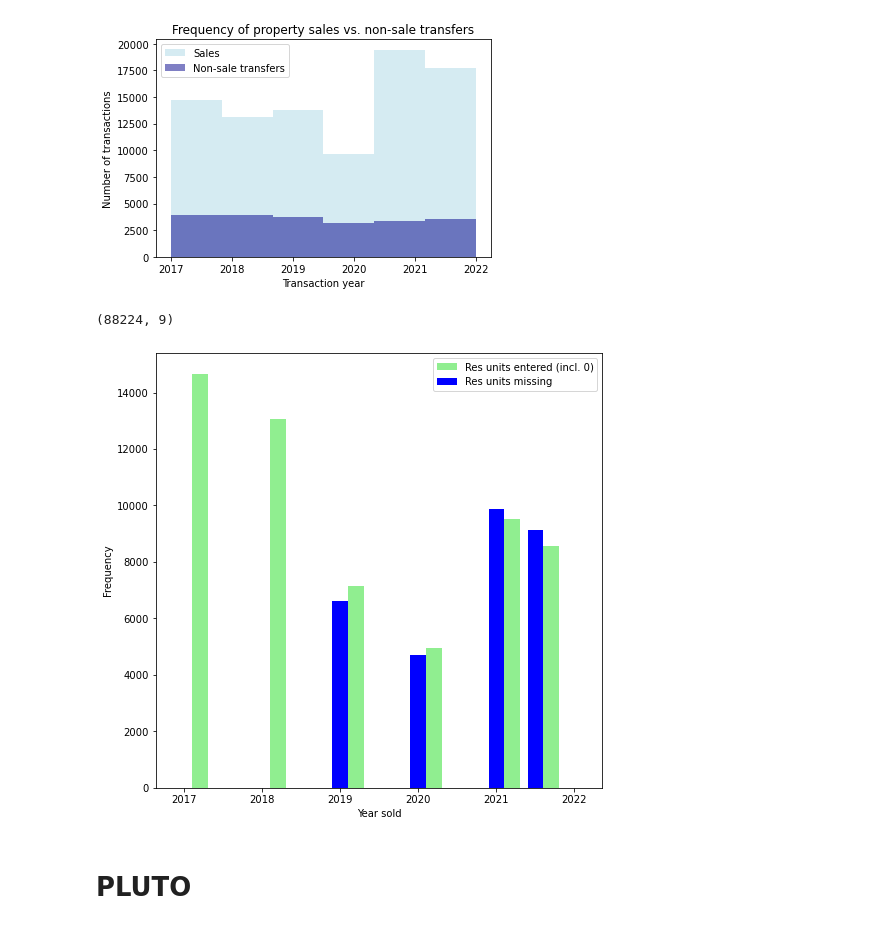
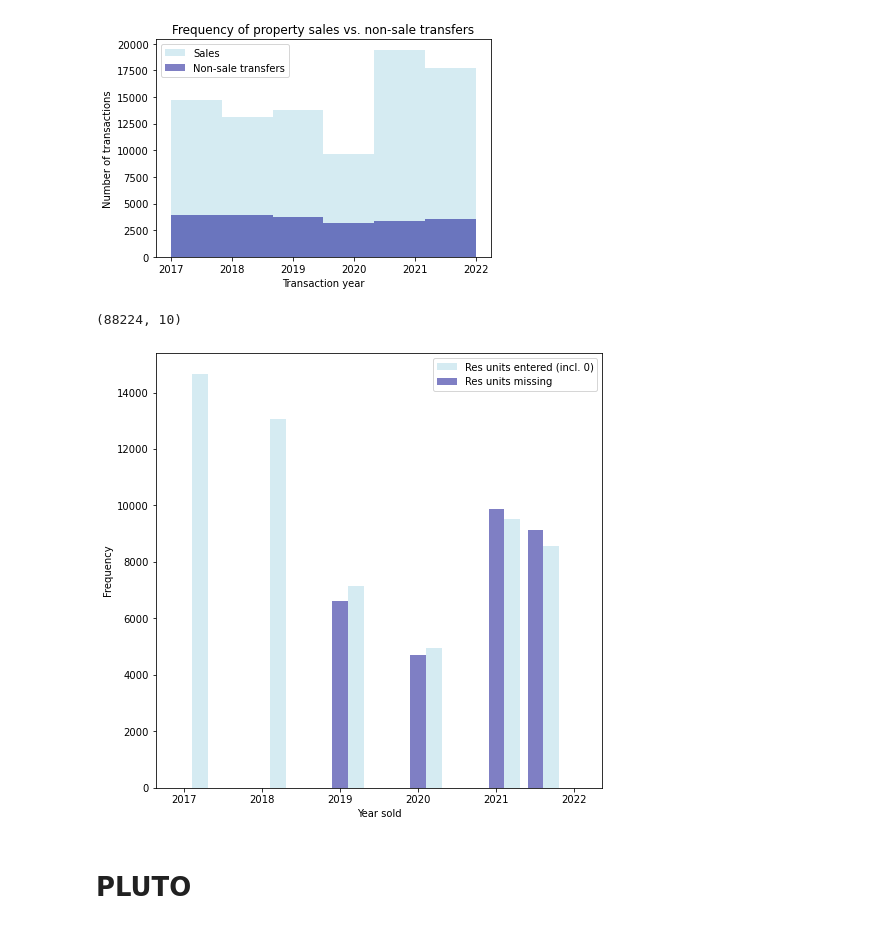
Before and after one commit to lprockop/MastersThesis, a Jupyter notebook: Data/new_master_clean.ipynb, the cells around one changed output. Drawn from its saved outputs; the diff is of its cells as text; code cells hidden in the pictures.

```diff
--- a/Data/new_master_clean.ipynb
+++ b/Data/new_master_clean.ipynb
@@ -105,6 +105,16 @@ for i in sales['SALE DATE']:
     years.append(int(i[-4:]))
 sales['year_sold'] = years
 sales['years_elapsed'] = sales.year_sold - sales['YEAR BUILT']
+#turn years elapsed into numeric
+years_elapsed_int = []
+for i in sales.years_elapsed:
+    try:
+        years_elapsed_int.append(float(i))
+    except:
+        years_elapsed_int.append(None)
+sales['years_elapsed'] = years_elapsed_int
+
+outlier_2 = sales[sales['YEAR BUILT'] == 1111]
 
 #calculate FAR
 gross_sqft = []
@@ -136,8 +146,7 @@ sales = sales.drop(columns=['SALE PRICE',
                            'GROSS \nSQUARE FEET',
                            'LAND \nSQUARE FEET',
                            'gross_sqft',
-                           'land_sqft',
-                           'saledate'])
+                           'land_sqft']) #saledate would be dropped here too
 sales.columns
 # %% [output]
 Index(['block_sales', 'lot_sales', 'address_sales', 'units_residential',
@@ -176,24 +186,24 @@ sales = sales.drop(columns=['saleprice'])
 # %%
 sales.shape
 # %% [output]
-(88224, 9)
+(88224, 10)
 # %%
 #FOR VIZ ONLY
 #dates of missing and nonmissing residential units
 
 a = sales[sales['units_residential']>=-1]
 b = sales[sales['units_residential'].isna() == True]
 
 plt.figure(figsize=(8,8))
-plt.hist(a.year_sold+0.1, label='Res units entered (incl. 0)', color='lightgreen', width=0.2)
-plt.hist(b.year_sold-0.1, label='Res units missing', color='blue', width=0.2)
+plt.hist(a.year_sold+0.1, label='Res units entered (incl. 0)', color='lightblue', alpha=0.5, width=0.2)
+plt.hist(b.year_sold-0.1, label='Res units missing', color='darkblue', alpha=0.5, width=0.2)
 plt.xlabel('Year sold')
 plt.ylabel('Frequency')
 plt.legend()
 plt.savefig('OUTPUT_visualizations/resunitsmissing.png')
 plt.show()
 # %% [output]
-[figure, old version]
+[figure, new version]
 # %% [markdown]
 # PLUTO
 # %% [markdown]
```
Also changed, not shown: parts of 44 cells of this notebook, 24 other files.
